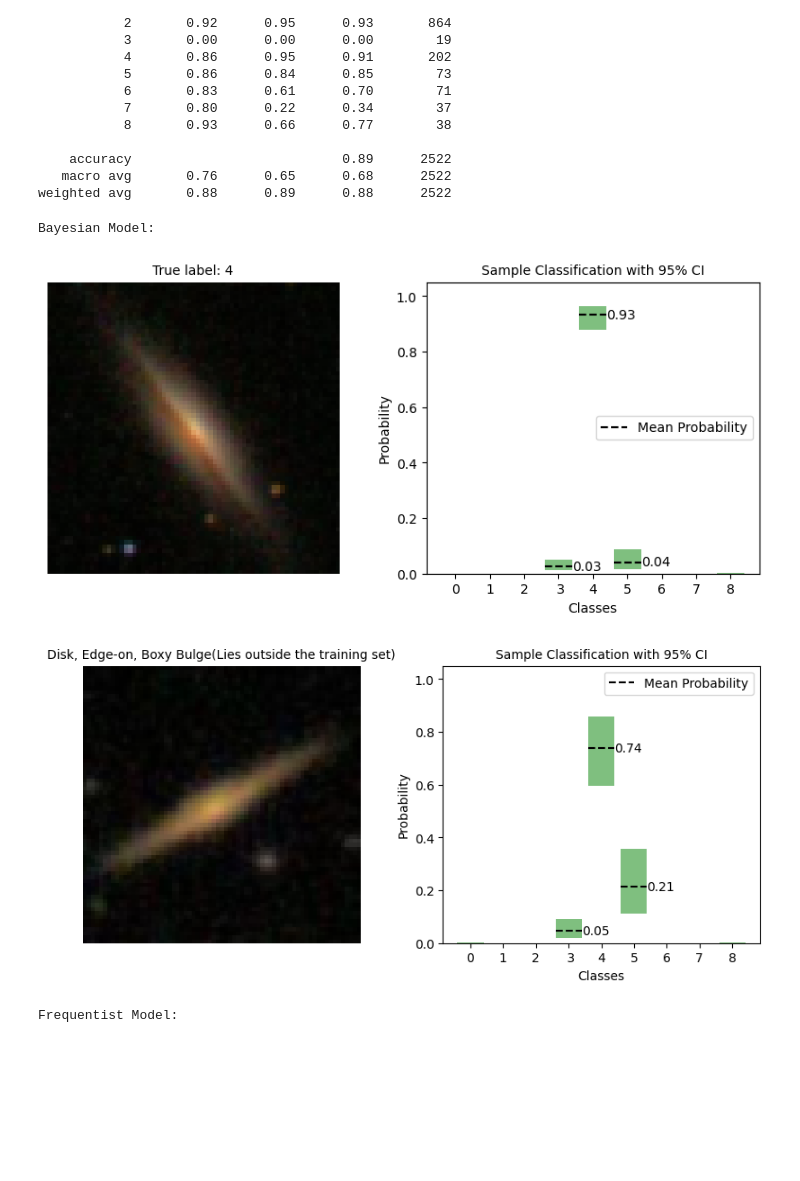
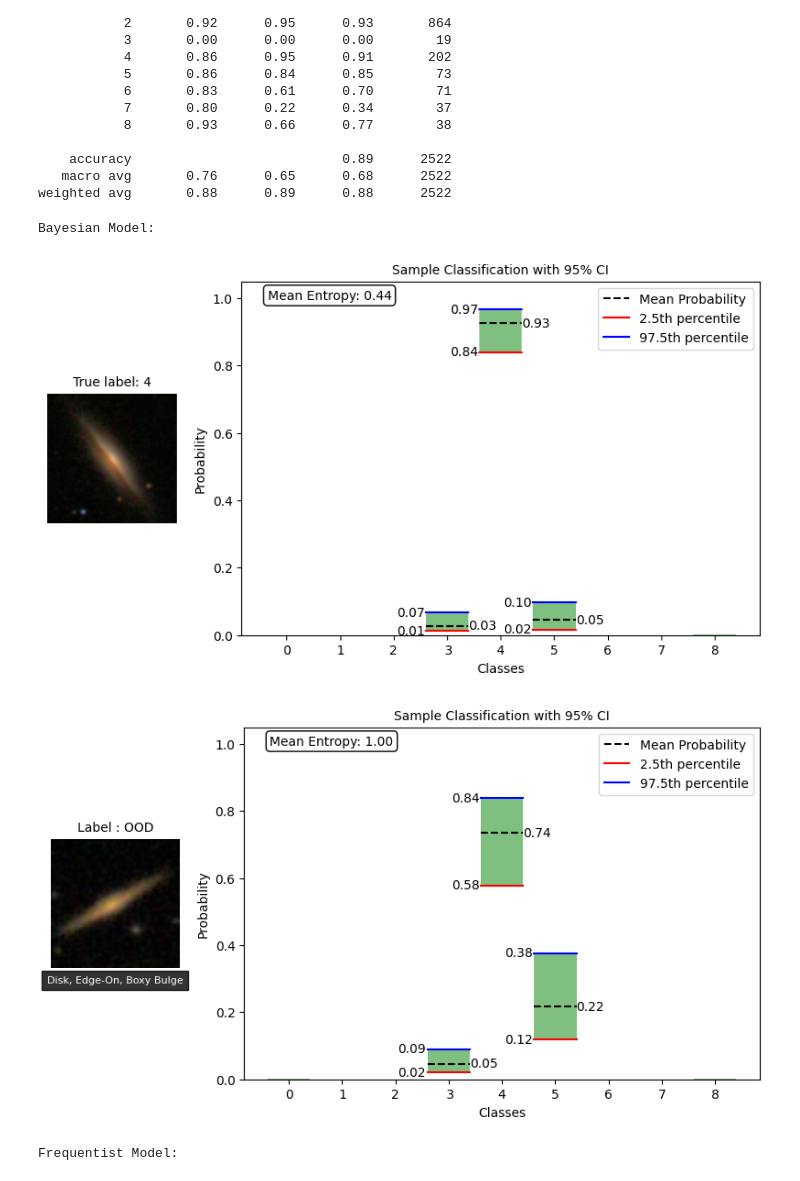
Before and after one commit to abhimanyu911/bayesian_sdss, a Jupyter notebook: sdss_classification.ipynb, the cells around one changed output. Drawn from its saved outputs; the diff is of its cells as text; code cells hidden in the pictures; blank space fills up the shorter version.

Commit message:
added updated plots and code

```diff
--- a/sdss_classification.ipynb
+++ b/sdss_classification.ipynb
@@ -528,15 +528,15 @@ Percentage of samples classified:  77.24349157733538
 weighted avg       0.88      0.89      0.88      2522
 # %%
 print('Bayesian Model:')
-plot_sample_with_confidence(0, X_test, y_test, ensemble_size, style='bar', model = bayesian_model_scratch)
+plot_sample_with_confidence(0, X_test, y_test, ensemble_size, style='bayesian', model = bayesian_model_scratch)
 plot_sample_with_confidence(0, images_removed, labels_removed, ensemble_size,
-                            mode='removed', style = 'bar', model = bayesian_model_scratch)
+                            mode='removed', style = 'bayesian', model = bayesian_model_scratch)
 print('Frequentist Model:')
-plot_sample_with_confidence(0, X_test, y_test, ensemble_size, style='bar', model = frequentist_model)
+plot_sample_with_confidence(0, X_test, y_test, ensemble_size, style='freq', model = frequentist_model)
 plot_sample_with_confidence(0, images_removed, labels_removed, ensemble_size,
-                            mode='removed', style = 'bar', model = frequentist_model)
+                            mode='removed', style = 'freq', model = frequentist_model)
 # %% [output]
 Bayesian Model:
-[figure, old version]
+[figure, new version]
-[figure, old version]
+[figure, new version]
 Frequentist Model:
```
Also changed, not shown: parts of 1 cell of this notebook, 5 other files.
